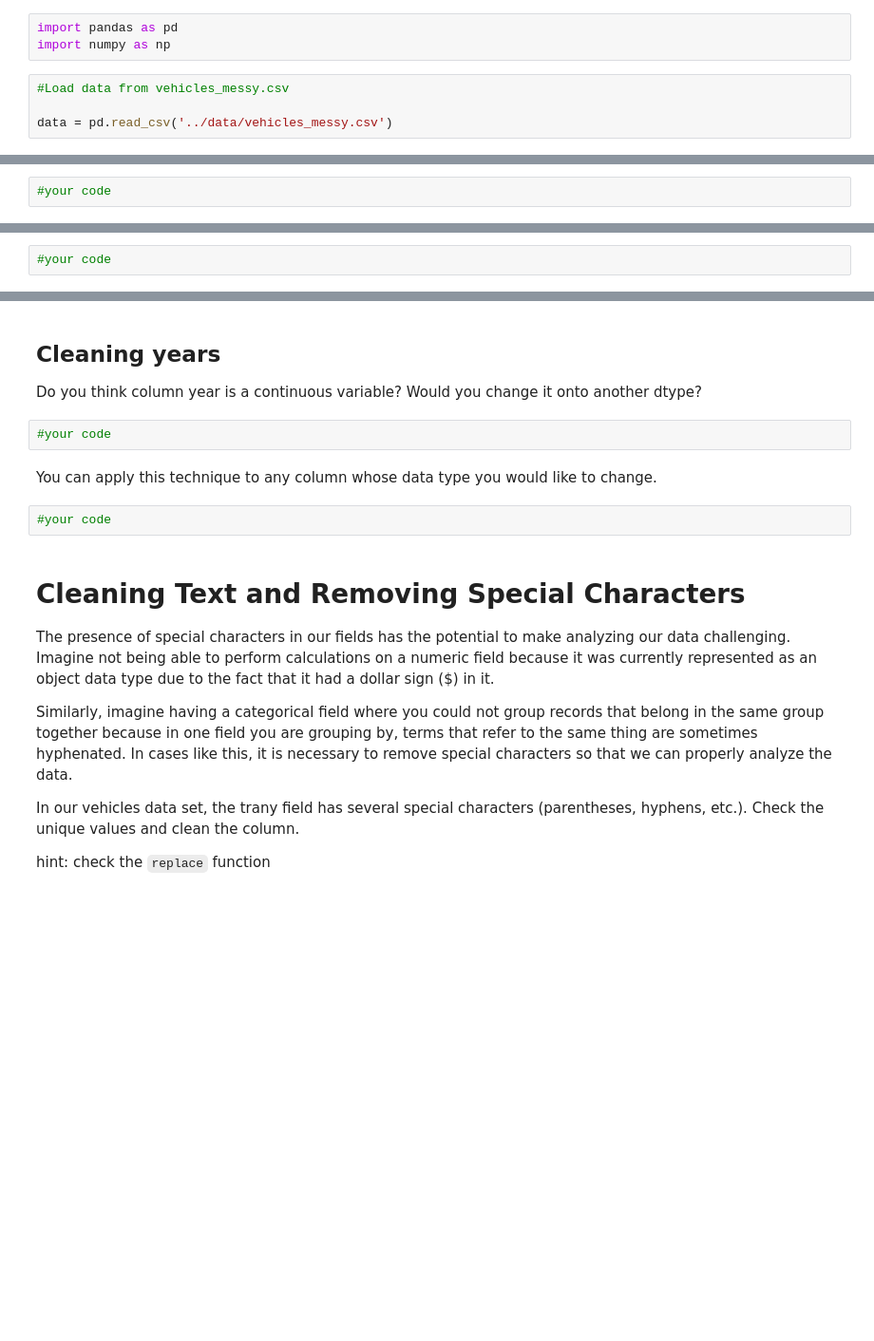
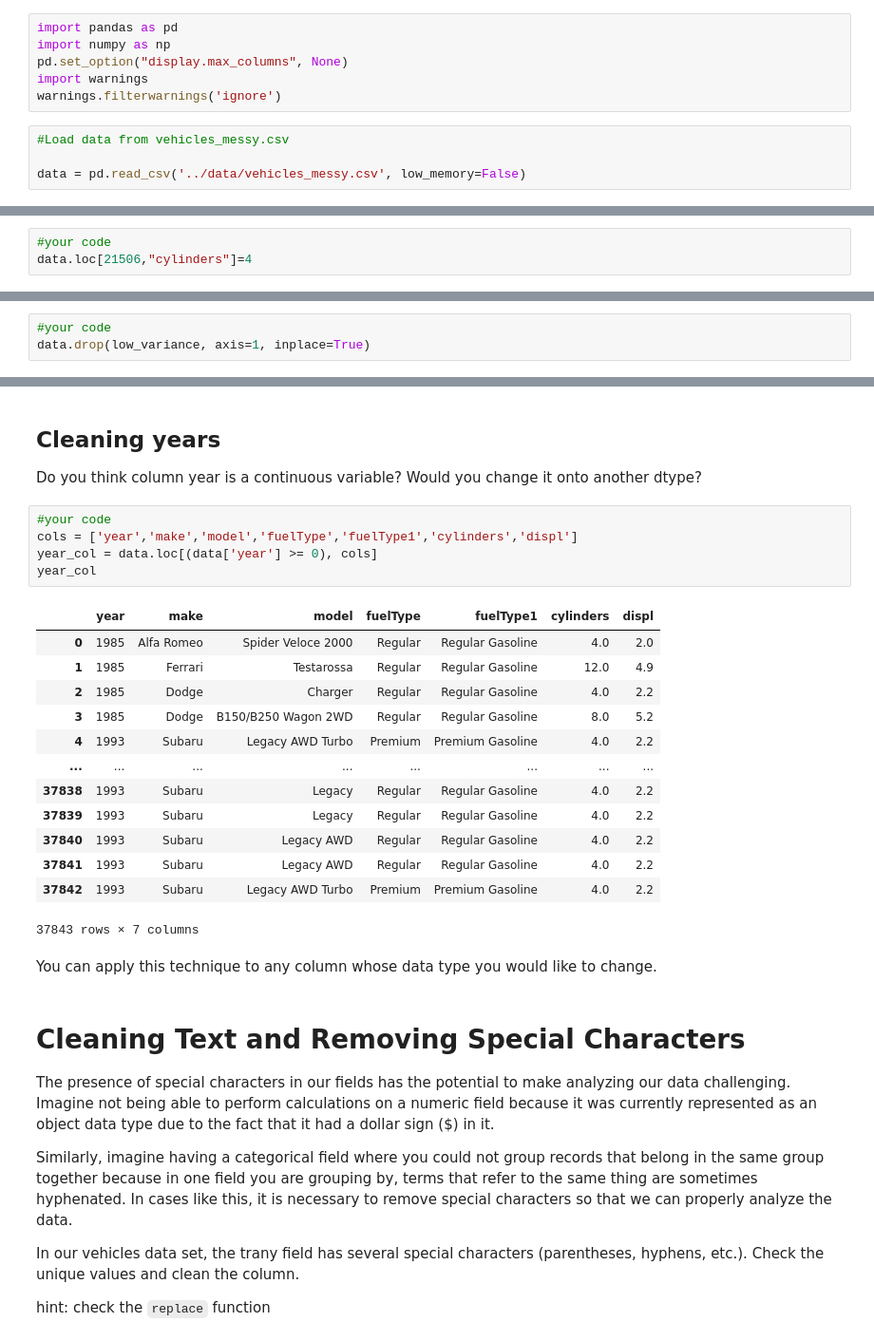
Before and after one commit to Ironhack-Data-Madrid-Mayo-2022/2.4-lab-data-cleaning, a Jupyter notebook: your-code/main.ipynb, the cells around one changed output, grey strips where cells are left out. Shown: that part at 95% size. Drawn from its saved outputs; the diff is of its cells as text; blank space fills up the shorter version.

```diff
--- a/your-code/main.ipynb
+++ b/your-code/main.ipynb
@@ -24,10 +24,13 @@ The data set we are going to be using for this lesson is a messy version of the
 # %%
 import pandas as pd
 import numpy as np
+pd.set_option("display.max_columns", None)
+import warnings
+warnings.filterwarnings('ignore')
 # %%
 #Load data from vehicles_messy.csv
 
-data = pd.read_csv('../data/vehicles_messy.csv')
+data = pd.read_csv('../data/vehicles_messy.csv', low_memory=False)
 # %% [markdown]
 # Examining Data for Potential Issues
 
@@ -245,3 +231,4 @@ True
 Suppose that using one of the aforementioned methods, we found out that this vehicle actually has a 4 cylinder engine. Update that specific value in the data frame.
 # %%
 #your code
+data.loc[21506,"cylinders"]=4
@@ -281,6 +272,7 @@ This returned 34 columns that we could potentially eliminate due to not having h
 ## Use the the drop method like we did earlier in this lesson to remove the non informative columns from our data frame.
 # %%
 #your code
+data.drop(low_variance, axis=1, inplace=True)
 # %% [markdown]
 # Extreme Values and Outliers
 
@@ -330,12 +366,27 @@ One common problem that is often overlooked is incorrect data types. This typica
 # %% [markdown]
 ## Cleaning years
 Do you think column year is a continuous variable? Would you change it onto another dtype?
-# %%
-#your code
+# %%
+#your code
+cols = ['year','make','model','fuelType','fuelType1','cylinders','displ']
+year_col = data.loc[(data['year'] >= 0), cols]
+year_col
+# %% [output]
+|  | year | make | model | fuelType | fuelType1 | cylinders | displ |
+| 0 | 1985 | Alfa Romeo | Spider Veloce 2000 | Regular | Regular Gasoline | 4.0 | 2.0 |
+| 1 | 1985 | Ferrari | Testarossa | Regular | Regular Gasoline | 12.0 | 4.9 |
+| 2 | 1985 | Dodge | Charger | Regular | Regular Gasoline | 4.0 | 2.2 |
+| 3 | 1985 | Dodge | B150/B250 Wagon 2WD | Regular | Regular Gasoline | 8.0 | 5.2 |
+| 4 | 1993 | Subaru | Legacy AWD Turbo | Premium | Premium Gasoline | 4.0 | 2.2 |
+| ... | ... | ... | ... | ... | ... | ... | ... |
+| 37838 | 1993 | Subaru | Legacy | Regular | Regular Gasoline | 4.0 | 2.2 |
+| 37839 | 1993 | Subaru | Legacy | Regular | Regular Gasoline | 4.0 | 2.2 |
+| 37840 | 1993 | Subaru | Legacy AWD | Regular | Regular Gasoline | 4.0 | 2.2 |
+| 37841 | 1993 | Subaru | Legacy AWD | Regular | Regular Gasoline | 4.0 | 2.2 |
+| 37842 | 1993 | Subaru | Legacy AWD Turbo | Premium | Premium Gasoline | 4.0 | 2.2 |
+37843 rows × 7 columns
 # %% [markdown]
 You can apply this technique to any column whose data type you would like to change.
-# %%
-#your code
 # %% [markdown]
 # Cleaning Text and Removing Special Characters
 
```
Also changed, not shown: parts of 24 cells of this notebook, 1 other file.
